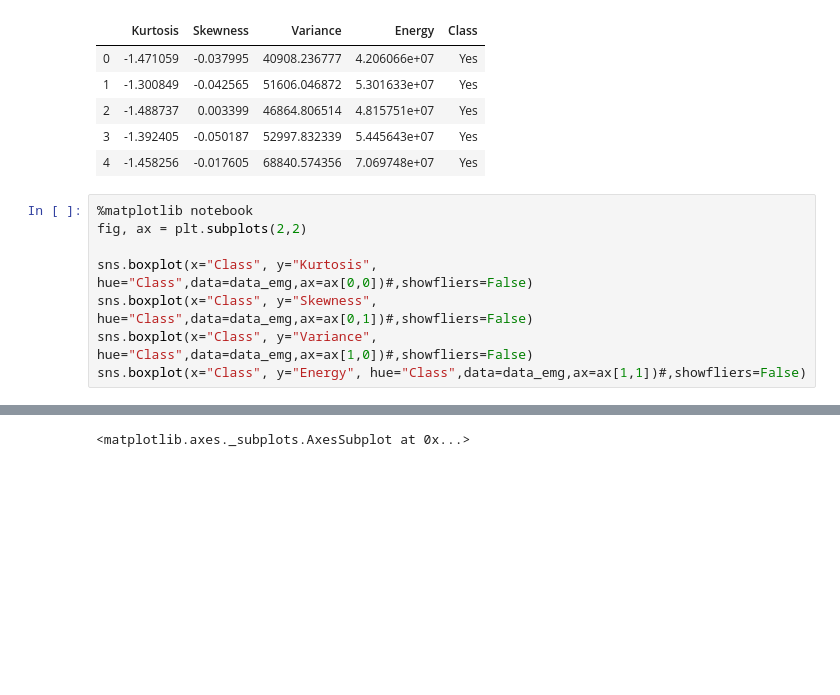
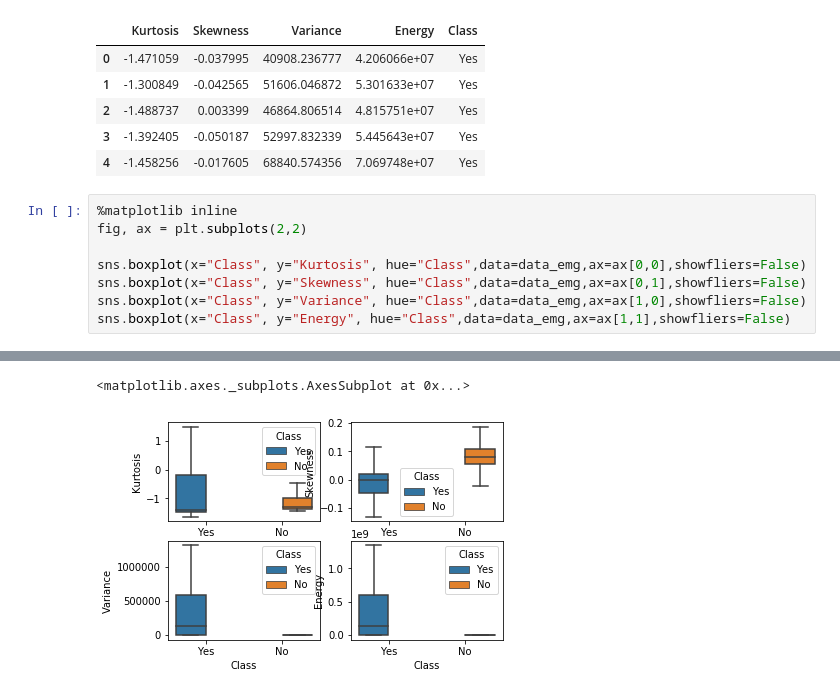
Before and after one commit to davicn/tuh_seizures, a Jupyter notebook: Notebooks/graph_windows_ecg_emg.ipynb, the cells around one changed output, grey strips where cells are left out. Drawn from its saved outputs; the diff is of its cells as text; blank space fills up the shorter version.

```diff
--- a/Notebooks/graph_windows_ecg_emg.ipynb
+++ b/Notebooks/graph_windows_ecg_emg.ipynb
@@ -124,11 +118,11 @@ data_emg.head()
 | 3 | -1.392405 | -0.050187 | 52997.832339 | 5.445643e+07 | Yes |
 | 4 | -1.458256 | -0.017605 | 68840.574356 | 7.069748e+07 | Yes |
 # %%
-%matplotlib notebook
+%matplotlib inline
 fig, ax = plt.subplots(2,2)
 
-sns.boxplot(x="Class", y="Kurtosis", hue="Class",data=data_emg,ax=ax[0,0])#,showfliers=False)
-sns.boxplot(x="Class", y="Skewness", hue="Class",data=data_emg,ax=ax[0,1])#,showfliers=False)
-sns.boxplot(x="Class", y="Variance", hue="Class",data=data_emg,ax=ax[1,0])#,showfliers=False)
-sns.boxplot(x="Class", y="Energy", hue="Class",data=data_emg,ax=ax[1,1])#,showfliers=False)
+sns.boxplot(x="Class", y="Kurtosis", hue="Class",data=data_emg,ax=ax[0,0],showfliers=False)
+sns.boxplot(x="Class", y="Skewness", hue="Class",data=data_emg,ax=ax[0,1],showfliers=False)
+sns.boxplot(x="Class", y="Variance", hue="Class",data=data_emg,ax=ax[1,0],showfliers=False)
+sns.boxplot(x="Class", y="Energy", hue="Class",data=data_emg,ax=ax[1,1],showfliers=False)
 # %% [output]
@@ -137 +129,2 @@ sns.boxplot(x="Class", y="Energy", hue="Class",data=data_emg,ax=ax[1,1])#,showfl
 <matplotlib.axes._subplots.AxesSubplot at 0x...>
+[figure, added]
```
Also changed, not shown: parts of 9 cells of this notebook, 30 other files.
